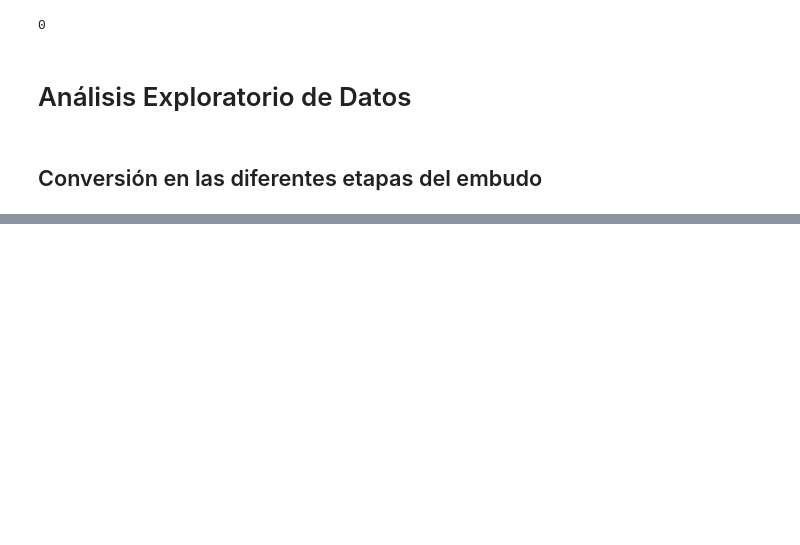
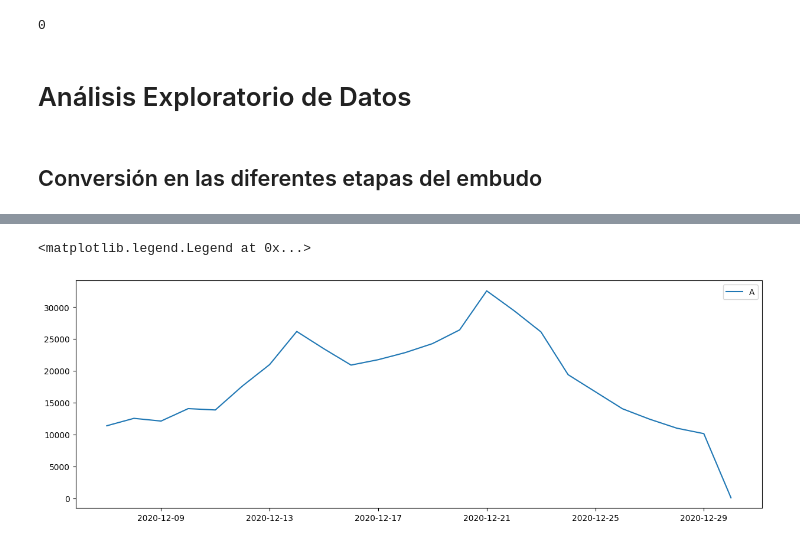
Before and after one commit to BCascante/Proyecto-Final-DA, a Jupyter notebook: A_B Test/A_B_Test _Project.ipynb, the cells around one changed output, grey strips where cells are left out. Drawn from its saved outputs; the diff is of its cells as text; code cells hidden in the pictures; blank space fills up the shorter version.

```diff
--- a/A_B Test/A_B_Test _Project.ipynb
+++ b/A_B Test/A_B_Test _Project.ipynb
@@ -323,0 +425,11 @@ Name: group, Length: 441, dtype: int64
+# %%
+events['date'] = pd.to_datetime(events['event_dt'].dt.date)
+# %%
+t = events.groupby('date', as_index=False)['event_name'].count()
+# %%
+plt.figure(figsize=(15,5))
+plt.plot(t['date'],t['event_name'], label='A')
+plt.legend()
+# %% [output]
+<matplotlib.legend.Legend at 0x...>
+[figure, added]
```
Also changed, not shown: parts of 18 cells of this notebook.
